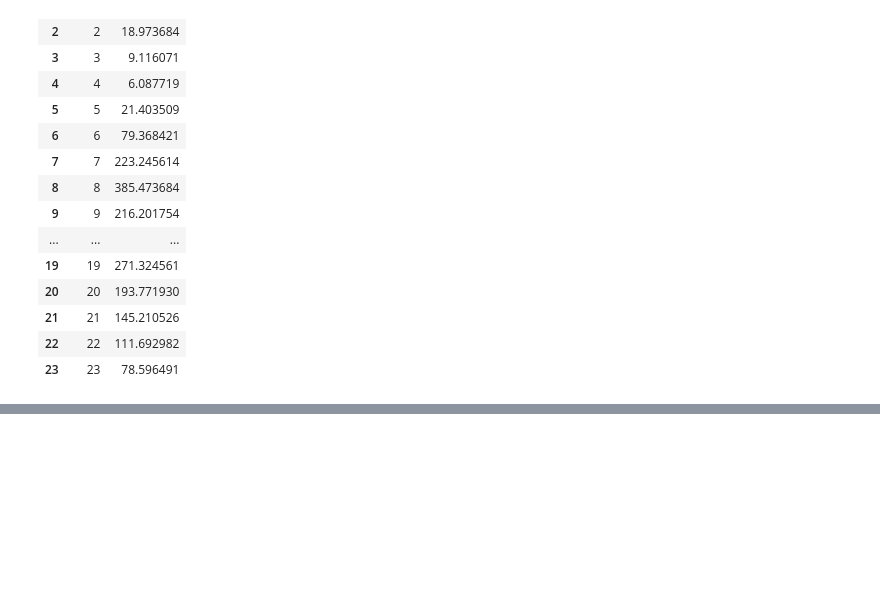
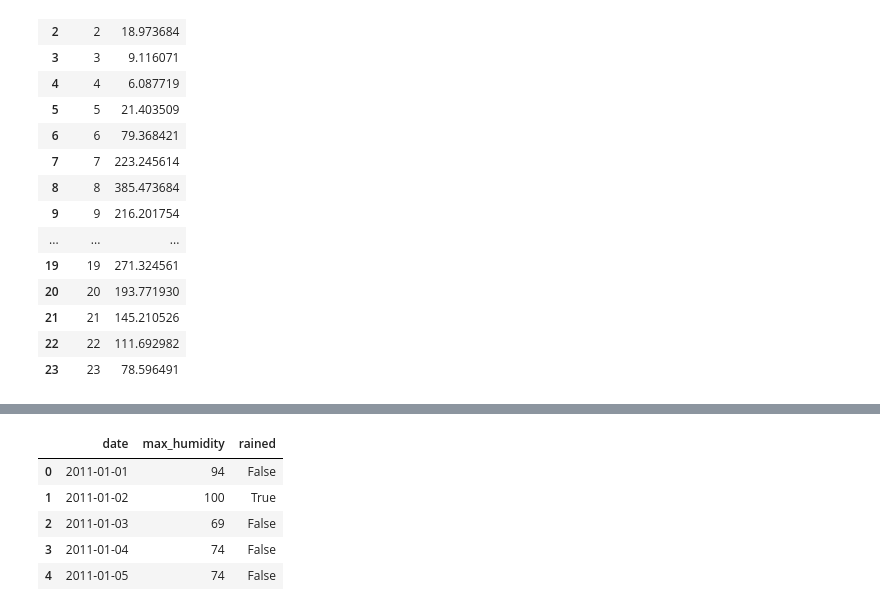
Before and after one commit to alwaysbemyday1/ds, a Jupyter notebook: ds_lev2/05_Integration.ipynb, the cells around one changed output, grey strips where cells are left out. Saved outputs shown, nothing was run; the diff lists cells and outputs as text; code cells hidden in the pictures; blank space fills up the shorter version.

```diff
--- a/ds_lev2/05_Integration.ipynb
+++ b/ds_lev2/05_Integration.ipynb
@@ -150,0 +180,10 @@ bike_s4.groupby('hour')['registered'].mean().reset_index()
+# %%
+rained_date['rained'] = np.where(rained_date['max_humidity']==100,True,False)
+rained_date.head(5)
+# %% [output]
+|  | date | max_humidity | rained |
+| 0 | 2011-01-01 | 94 | False |
+| 1 | 2011-01-02 | 100 | True |
+| 2 | 2011-01-03 | 69 | False |
+| 3 | 2011-01-04 | 74 | False |
+| 4 | 2011-01-05 | 74 | False |
```
Also changed, not shown: parts of 6 cells of this notebook.
